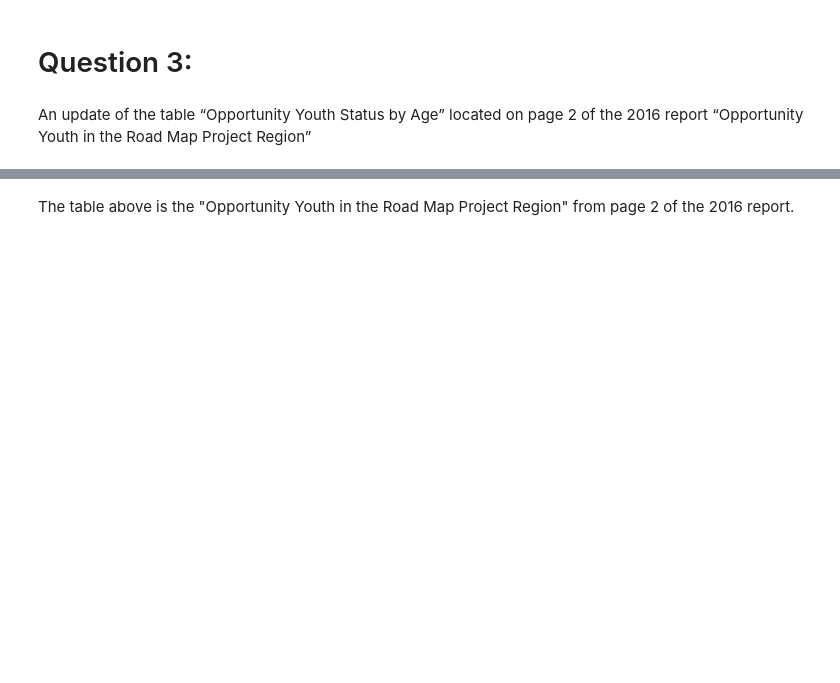
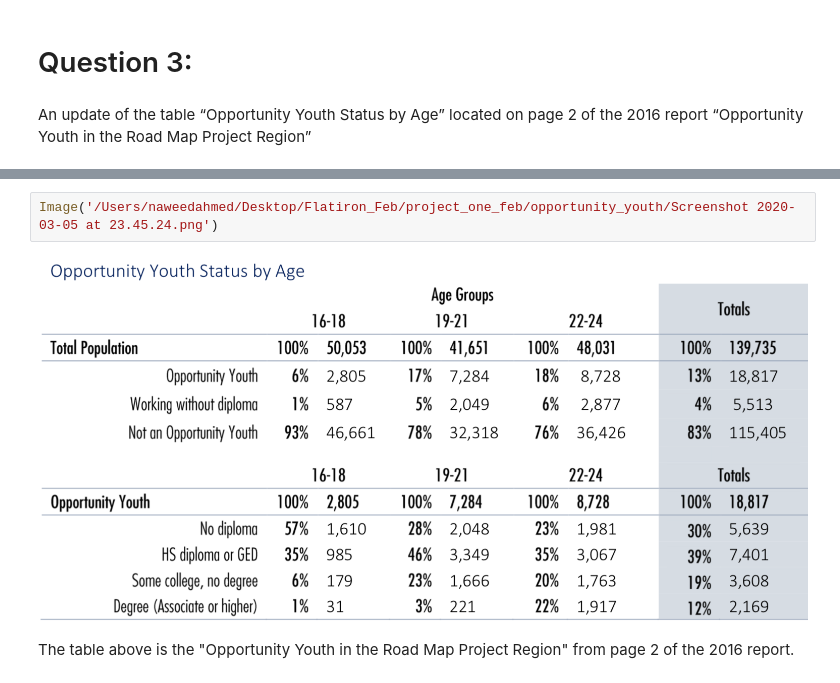
Before and after one commit to navahmed/opportunity_youth, a Jupyter notebook: Index2.ipynb, the cells around one changed output, grey strips where cells are left out. Saved outputs shown, nothing was run; the diff lists cells and outputs as text; blank space fills up the shorter version.

```diff
--- a/Index2.ipynb
+++ b/Index2.ipynb
@@ -229,3 +223,7 @@ SyntaxError: invalid syntax (<ipython-input-62-2315505b48b8>, line 1)
+# %%
+Image('/Users/naweedahmed/Desktop/Flatiron_Feb/project_one_feb/opportunity_youth/Screenshot 2020-03-05 at 23.45.24.png')
+# %% [output]
+[figure, added]
 # %% [markdown]
  The table above is the "Opportunity Youth in the Road Map Project Region" from page 2 of the 2016 report.
 # %% [markdown]
```
Also changed, not shown: parts of 22 cells of this notebook, 1 other file.
